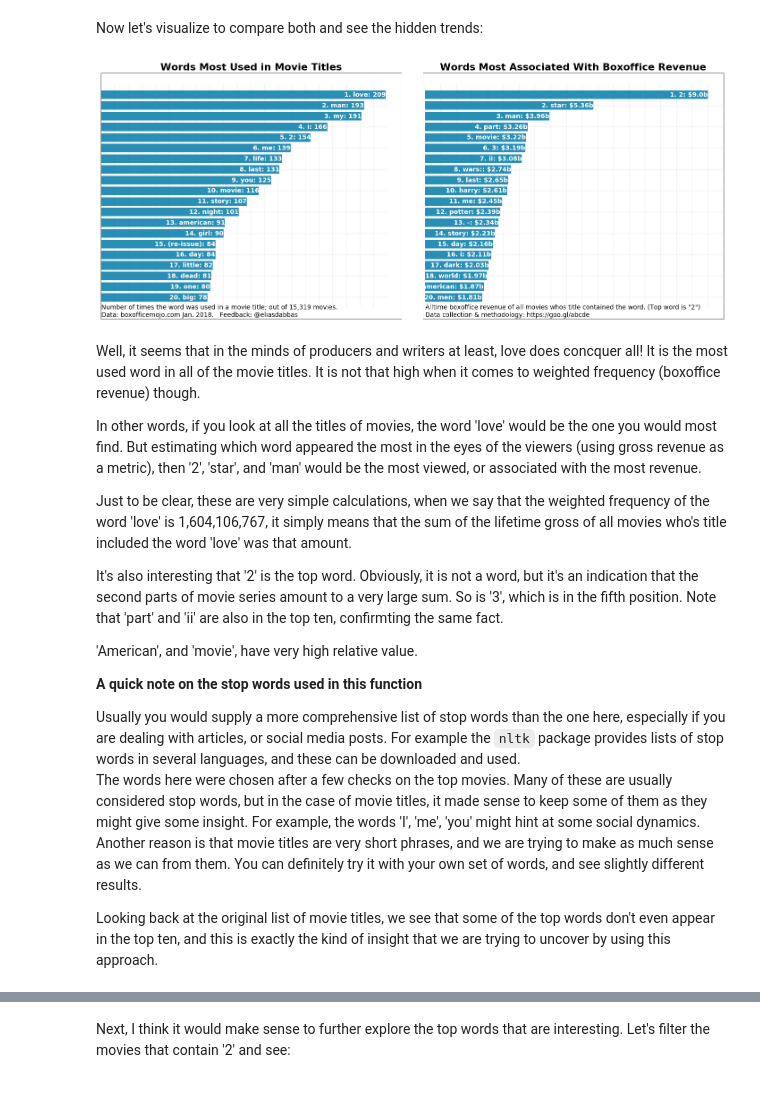
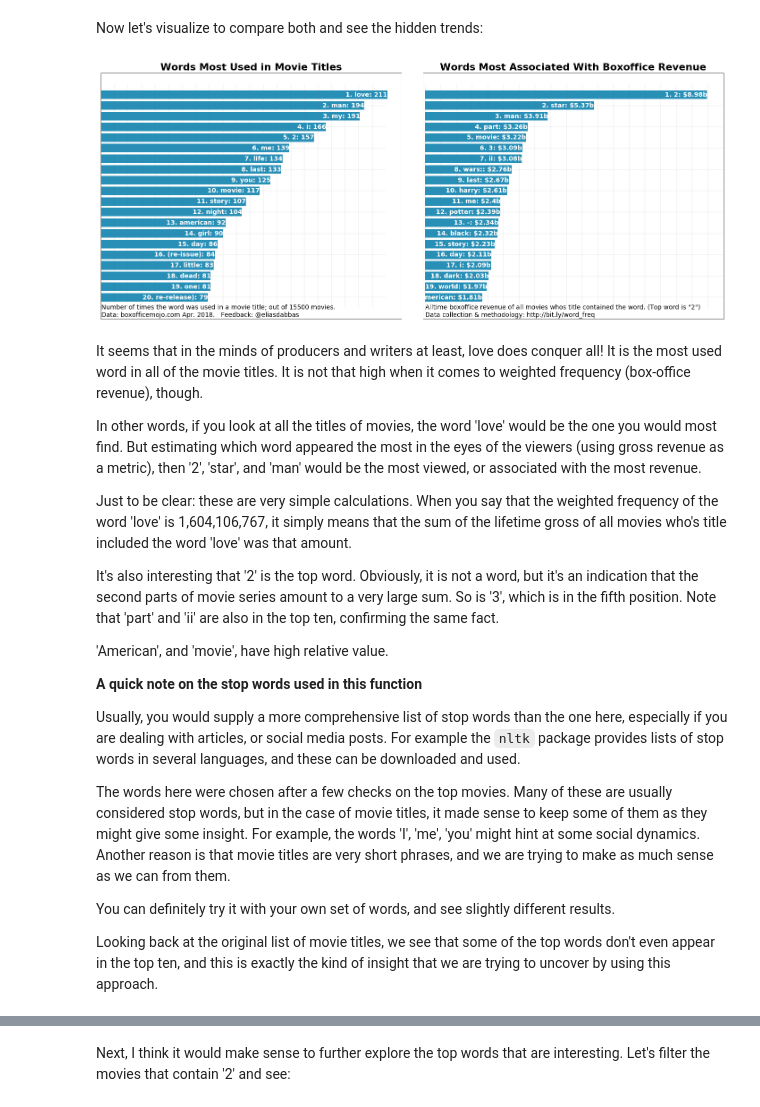
Before and after one commit to eliasdabbas/word_frequency, a Jupyter notebook: abs_weighted_frequency.ipynb, the cells around one changed output, grey strips where cells are left out. Saved outputs shown, nothing was run; the diff lists cells and outputs as text; code cells hidden in the pictures.

```diff
--- a/abs_weighted_frequency.ipynb
+++ b/abs_weighted_frequency.ipynb
@@ -106,18 +90,25 @@ New code with some additions:
 # %%
-word_freq = defaultdict(lambda: [0, 0]) # default value is now a list with two ints
+# default value is now a list with two ints
+word_freq = defaultdict(lambda: [0, 0])
 
+num_list = [200, 180, 170, 160, 160] # the 'views' column we had in the first DataFrame
 
-for text, num in zip(text_list, num_list): # looping is now over both the text and the numbers
+# looping is now over both the text and the numbers
+for text, num in zip(text_list, num_list):
     for word in text.split():
-        word_freq[word][0] += 1 # same as before
-        word_freq[word][1] += num # new line, incrementing the numeric value for each word
+        # same as before
+        word_freq[word][0] += 1
+        # new line, incrementing the numeric value for each word
+        word_freq[word][1] += num
 
 columns = {0: 'abs_freq', 1: 'wtd_freq'}
 
-abs_wtd_df = (pd.DataFrame.from_dict(word_freq, orient='index')
-             .rename(columns=columns )
-             .sort_values('wtd_freq', ascending=False)
-             .assign(rel_value=lambda df: df['wtd_freq'] / df['abs_freq']).round())
+abs_wtd_df = pd.DataFrame.from_dict(word_freq, orient='index') \
+             .rename(columns=columns) \
+             .sort_values('wtd_freq', ascending=False) \
+             .assign(rel_value=lambda df: df['wtd_freq'] / df['abs_freq']) \
+            .round()
+
 abs_wtd_df.style.background_gradient(low=0, high=.7, subset=['rel_value'])
 # %% [output]
 |  | abs_freq | wtd_freq | rel_value |
@@ -158,12 +149,15 @@ import requests
 from bs4 import BeautifulSoup
 # %%
 final_list = []
-for i in range(1, 155):
+
+for i in range(1, 156):
     page = 'http://www.boxofficemojo.com/alltime/domestic.htm?page=' + str(i) + '&p=.htm'
     resp = requests.get(page)
     soup = BeautifulSoup(resp.text, 'lxml')
-    table_data = [x.text for x in soup.select('tr td')[11:511]]  # trial and error to get the exact positions
-    temp_list = [table_data[i:i+5] for i in range(0, len(table_data[:-4]), 5)] # put every 5 values in a row
+    # trial and error to get the exact positions
+    table_data = [x.text for x in soup.select('tr td')[11:511]]
+    # put every 5 values in a row
+    temp_list = [table_data[i:i+5] for i in range(0, len(table_data[:-4]), 5)]
     for temp in temp_list:
         final_list.append(temp)
 # %%
@@ -372,6 +390,7 @@ Let's take a look at the same data frame sorted based on `abs_freq`
 # %% [markdown]
 Now let's visualize to compare both and see the hidden trends:
 # %%
+import matplotlib.pyplot as plt
 plt.figure(figsize=(20,8))
 plt.subplot(1, 2, 1)
 
@@ -383,56 +402,55 @@ for i, word in enumerate(word_freq_df_abs['word'][:20]):
     plt.text(word_freq_df_abs['abs_freq'][i], 20-i-1,
              s=str(i+1) + '. ' + word + ': '  + str(word_freq_df_abs['abs_freq'][i]),
              ha='right', va='center', fontsize=14, color='white', fontweight='bold')
-plt.text(0.4, -1.1, s='Number of times the word was used in a movie title; out of 15,319 movies.', fontsize=14)
-plt.text(0.4, -1.8, s='Data: boxofficemojo.com Jan. 2018.   Feedback: @eliasdabbas', fontsize=14)
+plt.text(0.4, -1.1, s='Number of times the word was used in a movie title; out of 15500 movies.', fontsize=14)
+plt.text(0.4, -1.8, s='Data: boxofficemojo.com Apr. 2018.   Feedback: @eliasdabbas', fontsize=14)
 
 
 plt.vlines(range(0, 210, 10), -1, 20, colors='gray', alpha=0.1)
 plt.hlines(range(0, 20, 2), 0, 210, colors='gray', alpha=0.1)
 plt.yticks([])
 plt.xticks([])
 plt.title('Words Most Used in Movie Titles', fontsize=22, fontweight='bold')
 
 # =============
 plt.subplot(1, 2, 2)
 # plt.axis('off')
 plt.barh(range(20),
          list(reversed(word_freq_df['wtd_freq'][:20])), color='#288FB7')
 for i, word in enumerate(word_freq_df['word'][:20]):
     plt.text(word_freq_df['wtd_freq'][i], 20-i-1,
              s=str(i+1) + '. ' + word + ': ' + '$' + str(round(word_freq_df['wtd_freq'][i] / 1000_000_000, 2)) + 'b',
              ha='right', va='center', fontsize=14, color='white', fontweight='bold')
 plt.text(0.4, -1.1, s='Alltime boxoffice revenue of all movies whos title contained the word. (Top word is "2") ', fontsize=14)
-plt.text(0.4, -1.8, s='Data collection & methodology: https://goo.gl/abcde', fontsize=14)
+plt.text(0.4, -1.8, s='Data collection & methodology: http://bit.ly/word_freq', fontsize=14)
 
 plt.vlines(range(0, 9_500_000_000, 500_000_000), -1, 20, colors='gray', alpha=0.1)
 plt.hlines(range(0, 20, 2), 0, 10_000_000_000, colors='gray', alpha=0.1)
 plt.xlim((-70_000_000, 9_500_000_000))
 plt.yticks([])
 plt.xticks([])
 plt.title('Words Most Associated With Boxoffice Revenue', fontsize=22, fontweight='bold')
 plt.tight_layout(pad=0.01)
 plt.show()
 # %% [output]
-[figure, old version]
+[figure, new version]
 # %% [markdown]
-Well, it seems that in the minds of producers and writers at least, love does concquer all! It is the most used word in all of the movie titles. It is not that high when it comes to weighted frequency (boxoffice revenue) though.
+It seems that in the minds of producers and writers at least, love does conquer all! It is the most used word in all of the movie titles. It is not that high when it comes to weighted frequency (box-office revenue), though.
 
 In other words, if you look at all the titles of movies, the word 'love' would be the one you would most find. But estimating which word appeared the most in the eyes of the viewers (using gross revenue as a metric), then '2', 'star', and 'man' would be the most viewed, or associated with the most revenue.
 
-Just to be clear, these are very simple calculations, when we say that the weighted frequency of the word 'love' is  1,604,106,767, it simply means that the sum of the lifetime gross of all movies who's title included the word 'love' was that amount.
+Just to be clear: these are very simple calculations. When you say that the weighted frequency of the word 'love' is  1,604,106,767, it simply means that the sum of the lifetime gross of all movies who's title included the word 'love' was that amount.
 
+It's also interesting that '2' is the top word. Obviously, it is not a word, but it's an indication that the second parts of movie series amount to a very large sum. So is '3', which is in the fifth position. Note that 'part' and 'ii' are also in the top ten, confirming the same fact.
 
-It's also interesting that '2' is the top word. Obviously, it is not a word, but it's an indication that the second parts of movie series amount to a very large sum. So is '3', which is in the fifth position. Note that 'part' and 'ii' are also in the top ten, confirmting the same fact.
-
-'American', and 'movie', have very high relative value.
-
-
+'American', and 'movie', have high relative value.
 
 **A quick note on the stop words used in this function**
 
-Usually you would supply a more comprehensive list of stop words than the one here, especially if you are dealing with articles, or social media posts. For example the `nltk` package provides lists of stop words in several languages, and these can be downloaded and used.
+Usually, you would supply a more comprehensive list of stop words than the one here, especially if you are dealing with articles, or social media posts. For example the `nltk` package provides lists of stop words in several languages, and these can be downloaded and used.
+
 The words here were chosen after a few checks on the top movies. Many of these are usually considered stop words, but in the case of movie titles, it made sense to keep some of them as they might give some insight. For example, the words 'I', 'me', 'you' might hint at some social dynamics. Another reason is that movie titles are very short phrases, and we are trying to make as much sense as we can from them.
+
 You can definitely try it with your own set of words, and see slightly different results.
 
 Looking back at the original list of movie titles, we see that some of the top words don't even appear in the top ten, and this is exactly the kind of insight that we are  trying to uncover by using this approach.
```
Also changed, not shown: parts of 35 cells of this notebook.
